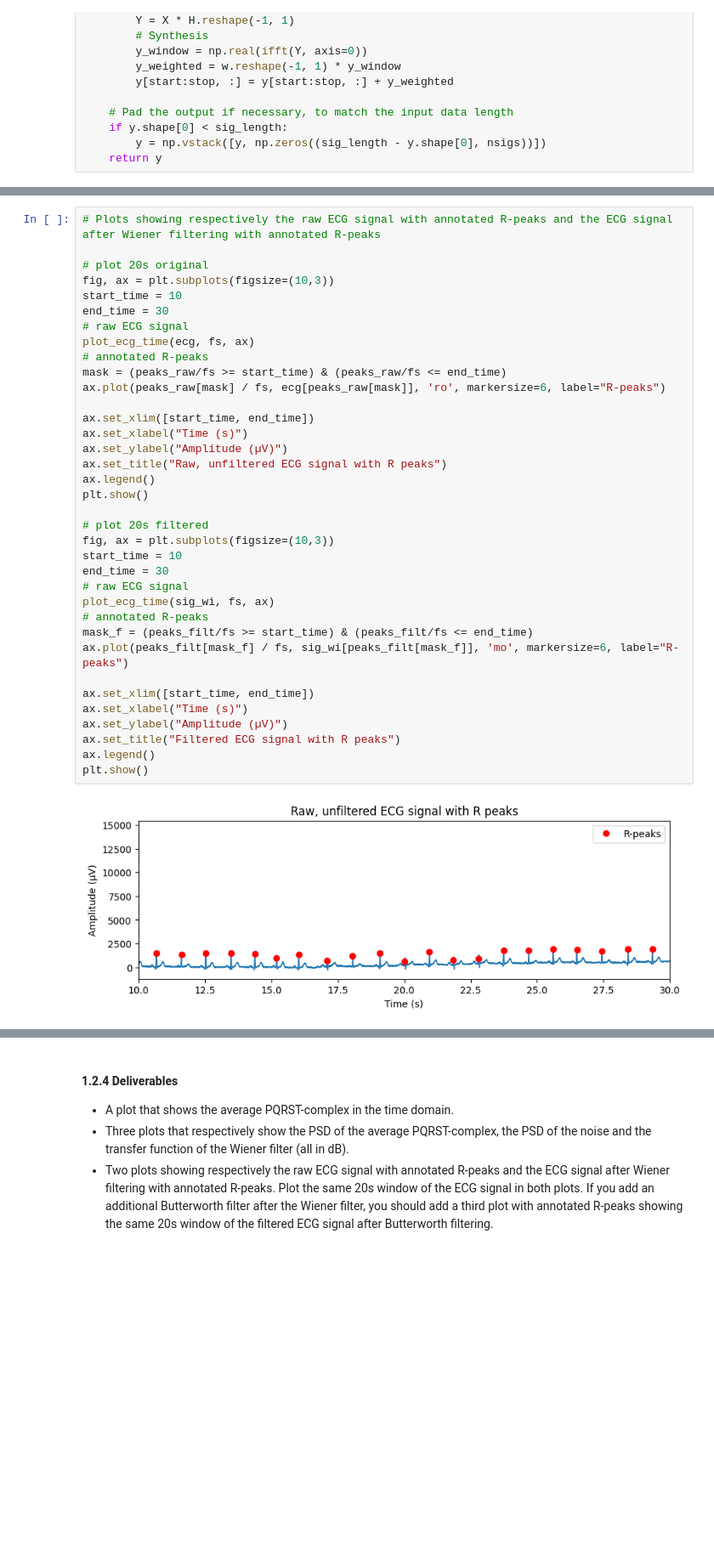
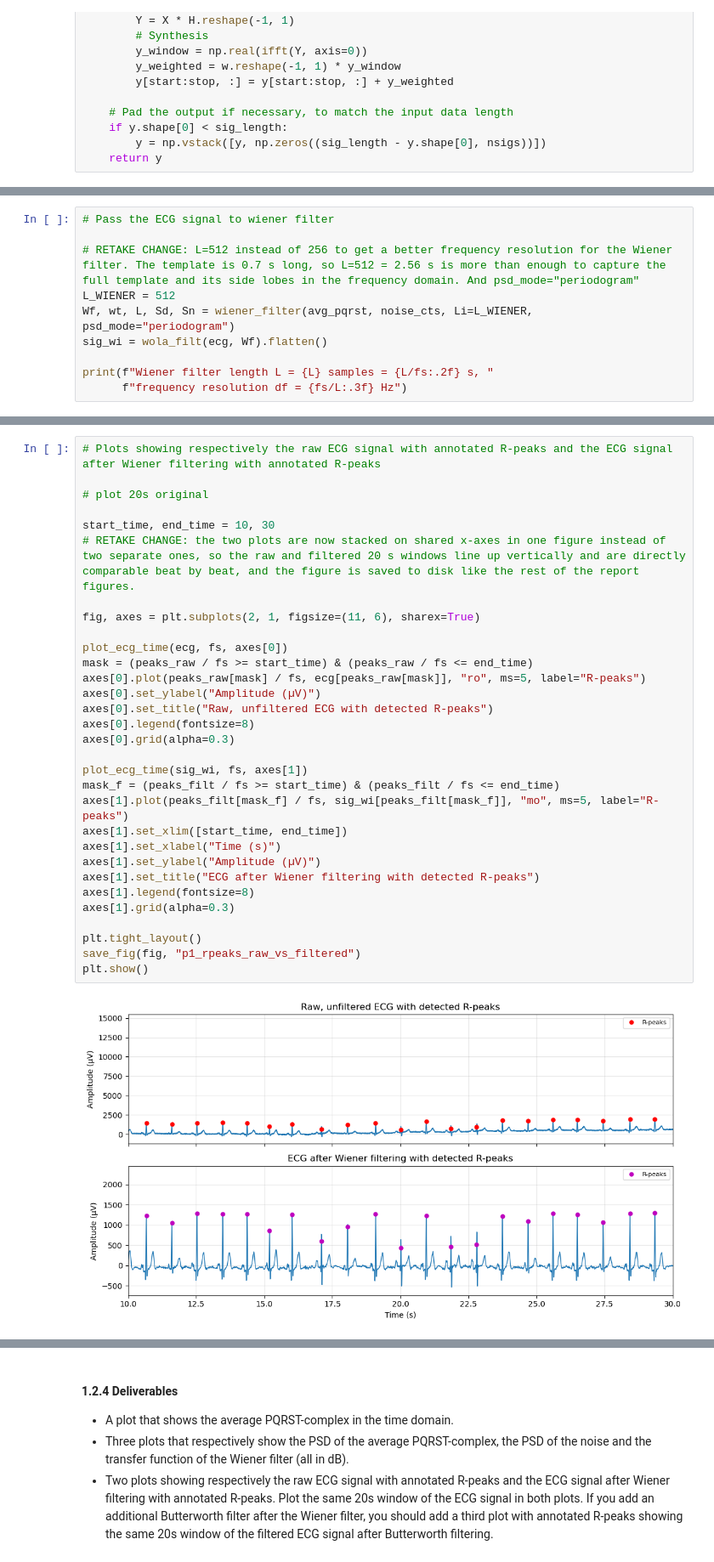
Before and after one commit to teodora-taleska/kuleuven-archive, a Jupyter notebook: Biomedical data processing/Project/Retake/Part 1/2025_project_part1.ipynb, the cells around one changed output, grey strips where cells are left out. Shown at 85% size. Cells and saved outputs as stored; diff of their text form; blank space fills up the shorter version.

```diff
--- a/Biomedical data processing/Project/Retake/Part 1/2025_project_part1.ipynb
+++ b/Biomedical data processing/Project/Retake/Part 1/2025_project_part1.ipynb
@@ -536,0 +557,10 @@ sig_wi = wola_filt(ecg, Wf).flatten()
+# %%
+# Pass the ECG signal to wiener filter
+
+# RETAKE CHANGE: L=512 instead of 256 to get a better frequency resolution for the Wiener filter. The template is 0.7 s long, so L=512 = 2.56 s is more than enough to capture the full template and its side lobes in the frequency domain. And psd_mode="periodogram"
+L_WIENER = 512
+Wf, wt, L, Sd, Sn = wiener_filter(avg_pqrst, noise_cts, Li=L_WIENER, psd_mode="periodogram")
+sig_wi = wola_filt(ecg, Wf).flatten()
+
+print(f"Wiener filter length L = {L} samples = {L/fs:.2f} s, "
+      f"frequency resolution df = {fs/L:.3f} Hz")
@@ -600,38 +650,33 @@ Number of R-peaks (filtered): 676
 # %%
 # Plots showing respectively the raw ECG signal with annotated R-peaks and the ECG signal after Wiener filtering with annotated R-peaks
 
 # plot 20s original
-fig, ax = plt.subplots(figsize=(10,3))
-start_time = 10
-end_time = 30
-# raw ECG signal
-plot_ecg_time(ecg, fs, ax)
-# annotated R-peaks
-mask = (peaks_raw/fs >= start_time) & (peaks_raw/fs <= end_time)
-ax.plot(peaks_raw[mask] / fs, ecg[peaks_raw[mask]], 'ro', markersize=6, label="R-peaks")
 
-ax.set_xlim([start_time, end_time])
-ax.set_xlabel("Time (s)")
-ax.set_ylabel("Amplitude (µV)")
-ax.set_title("Raw, unfiltered ECG signal with R peaks")
-ax.legend()
+start_time, end_time = 10, 30
+# RETAKE CHANGE: the two plots are now stacked on shared x-axes in one figure instead of two separate ones, so the raw and filtered 20 s windows line up vertically and are directly comparable beat by beat, and the figure is saved to disk like the rest of the report figures.
+
+fig, axes = plt.subplots(2, 1, figsize=(11, 6), sharex=True)
+
+plot_ecg_time(ecg, fs, axes[0])
+mask = (peaks_raw / fs >= start_time) & (peaks_raw / fs <= end_time)
+axes[0].plot(peaks_raw[mask] / fs, ecg[peaks_raw[mask]], "ro", ms=5, label="R-peaks")
+axes[0].set_ylabel("Amplitude (µV)")
+axes[0].set_title("Raw, unfiltered ECG with detected R-peaks")
+axes[0].legend(fontsize=8)
+axes[0].grid(alpha=0.3)
+
+plot_ecg_time(sig_wi, fs, axes[1])
+mask_f = (peaks_filt / fs >= start_time) & (peaks_filt / fs <= end_time)
+axes[1].plot(peaks_filt[mask_f] / fs, sig_wi[peaks_filt[mask_f]], "mo", ms=5, label="R-peaks")
+axes[1].set_xlim([start_time, end_time])
+axes[1].set_xlabel("Time (s)")
+axes[1].set_ylabel("Amplitude (µV)")
+axes[1].set_title("ECG after Wiener filtering with detected R-peaks")
+axes[1].legend(fontsize=8)
+axes[1].grid(alpha=0.3)
+
+plt.tight_layout()
+save_fig(fig, "p1_rpeaks_raw_vs_filtered")
 plt.show()
-
-# plot 20s filtered
-fig, ax = plt.subplots(figsize=(10,3))
-start_time = 10
-end_time = 30
-# raw ECG signal
-plot_ecg_time(sig_wi, fs, ax)
-# annotated R-peaks
-mask_f = (peaks_filt/fs >= start_time) & (peaks_filt/fs <= end_time)
-ax.plot(peaks_filt[mask_f] / fs, sig_wi[peaks_filt[mask_f]], 'mo', markersize=6, label="R-peaks")
-
-ax.set_xlim([start_time, end_time])
-ax.set_xlabel("Time (s)")
-ax.set_ylabel("Amplitude (µV)")
-ax.set_title("Filtered ECG signal with R peaks")
-ax.legend()
-plt.show()
 # %% [output]
-[figure, old version]
+[figure, new version]
```
Also changed, not shown: parts of 34 cells of this notebook, 20 other files.
